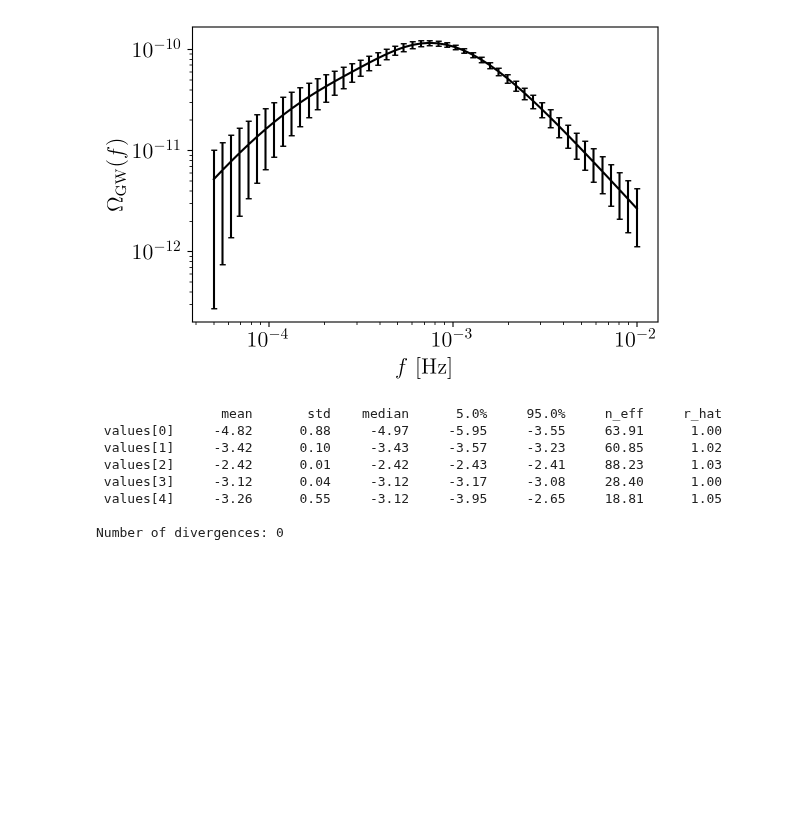
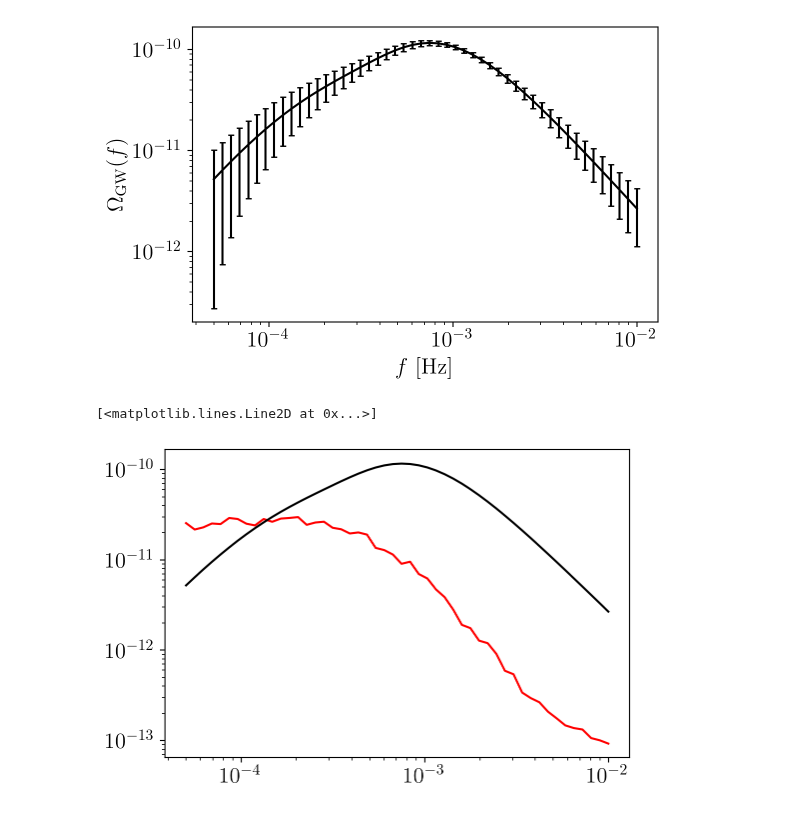
Before and after one commit to Ameek94/SIGW_Inverse, a Jupyter notebook: examples/bpl.ipynb, the cells around one changed output. Cells and saved outputs as stored; diff of their text form; code cells hidden in the pictures; blank space fills up the shorter version.

```diff
--- a/examples/bpl.ipynb
+++ b/examples/bpl.ipynb
@@ -61,22 +38,21 @@ gwb_calculator = OmegaGWjax(s,t,frequencies,norm="RD",kernel="RD")
-# %%
-# set up the inference for fixed nodes
-num_nodes = 5
-fixed_nodes = jnp.linspace(0,1,num_nodes)
-model_args = {'num_nodes':num_nodes,  'pk_bounds': [jnp.log10(pk_min),jnp.log10(pk_max)],
-              'sample_nodes': False, 'fixed_nodes': fixed_nodes, 'amp_bounds': [-6,-1],
-              'interpolator': interpolator, 'gwb_calculator': gwb_calculator,
-             }
-sampler = NumpyroInference(model,model_args=model_args
-                           ,num_samples=256,num_warmup=256,
-                          )
-
-samples, extras = sampler.run_inference(frequencies=frequencies,data=Omegas,cov=cov)
-# %% [output]
-                mean       std    median      5.0%     95.0%     n_eff     r_hat
- values[0]     -4.82      0.88     -4.97     -5.95     -3.55     63.91      1.00
- values[1]     -3.42      0.10     -3.43     -3.57     -3.23     60.85      1.02
- values[2]     -2.42      0.01     -2.42     -2.43     -2.41     88.23      1.03
- values[3]     -3.12      0.04     -3.12     -3.17     -3.08     28.40      1.00
- values[4]     -3.26      0.55     -3.12     -3.95     -2.65     18.81      1.05
-
-Number of divergences: 0
+# %%
+# set up the interpolator
+fac = 5
+pk_min, pk_max = np.array(min(frequencies)/fac), np.array(max(frequencies)*fac)
+p_arr = np.geomspace(pk_min, pk_max, 400)
+
+num_nodes = 5
+interpolator = Spline(k_min=pk_min, k_max= pk_max,sample_nodes=False,fixed_nodes=None,num_nodes=num_nodes)
+fixed_nodes = interpolator.fixed_nodes
+
+omgw_calculator = OmegaGWGrid(omgw_karr=frequencies,pz_karr=p_arr)
+ys = np.random.uniform(-8,-6,num_nodes)
+pz_func = interpolator.interpolate(fixed_nodes,ys)
+omgw_test = omgw_calculator(pz_func,frequencies)
+
+plt.figure(figsize=(6,4))
+plt.loglog(frequencies, omgw_test, label='interpolated', color='r')
+plt.loglog(frequencies, Omegas, label='data', color='k')
+# %% [output]
+[<matplotlib.lines.Line2D at 0x...>]
+[figure, added]
```
Also changed, not shown: parts of 27 cells of this notebook, 15 other files.
